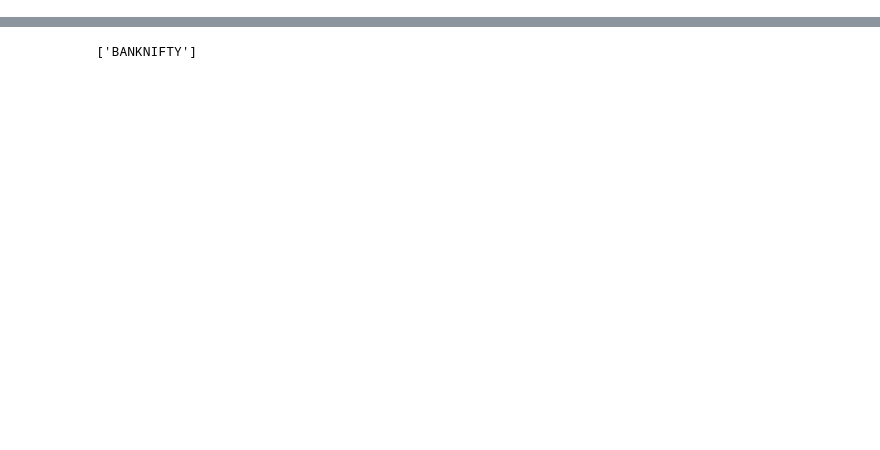
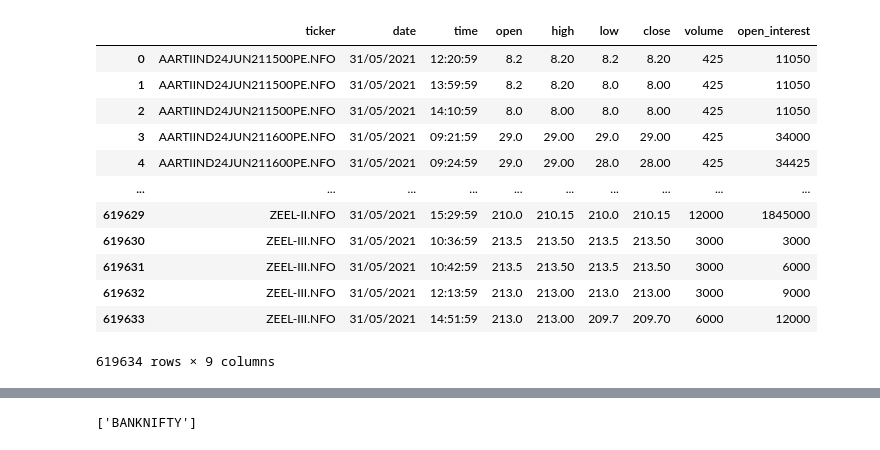
Before and after one commit to deepeshgrover/Backtesting_trade, a Jupyter notebook: short_straddle_with_csv_files.ipynb, the cells around one changed output, grey strips where cells are left out. Saved outputs shown, nothing was run; the diff lists cells and outputs as text; code cells hidden in the pictures; blank space fills up the shorter version.

```diff
--- a/short_straddle_with_csv_files.ipynb
+++ b/short_straddle_with_csv_files.ipynb
@@ -95,6 +83,22 @@ all_files_tickers.reset_index(drop=True,inplace=True)
 all_files_tickers.dropna(inplace=True)
 
 all_files_tickers['ticker'] = all_files_tickers['ticker'].apply(lambda x: x.split('.NFO')[0])
+# %%
+data
+# %% [output]
+|  | ticker | date | time | open | high | low | close | volume | open_interest |
+| 0 | AARTIIND24JUN211500PE.NFO | 31/05/2021 | 12:20:59 | 8.2 | 8.20 | 8.2 | 8.20 | 425 | 11050 |
+| 1 | AARTIIND24JUN211500PE.NFO | 31/05/2021 | 13:59:59 | 8.2 | 8.20 | 8.0 | 8.00 | 425 | 11050 |
+| 2 | AARTIIND24JUN211500PE.NFO | 31/05/2021 | 14:10:59 | 8.0 | 8.00 | 8.0 | 8.00 | 425 | 11050 |
+| 3 | AARTIIND24JUN211600PE.NFO | 31/05/2021 | 09:21:59 | 29.0 | 29.00 | 29.0 | 29.00 | 425 | 34000 |
+| 4 | AARTIIND24JUN211600PE.NFO | 31/05/2021 | 09:24:59 | 29.0 | 29.00 | 28.0 | 28.00 | 425 | 34425 |
+| ... | ... | ... | ... | ... | ... | ... | ... | ... | ... |
+| 619629 | ZEEL-II.NFO | 31/05/2021 | 15:29:59 | 210.0 | 210.15 | 210.0 | 210.15 | 12000 | 1845000 |
+| 619630 | ZEEL-III.NFO | 31/05/2021 | 10:36:59 | 213.5 | 213.50 | 213.5 | 213.50 | 3000 | 3000 |
+| 619631 | ZEEL-III.NFO | 31/05/2021 | 10:42:59 | 213.5 | 213.50 | 213.5 | 213.50 | 3000 | 6000 |
+| 619632 | ZEEL-III.NFO | 31/05/2021 | 12:13:59 | 213.0 | 213.00 | 213.0 | 213.00 | 3000 | 9000 |
+| 619633 | ZEEL-III.NFO | 31/05/2021 | 14:51:59 | 213.0 | 213.00 | 209.7 | 209.70 | 6000 | 12000 |
+619634 rows × 9 columns
 # %%
 all_files_tickers
 # %% [output]
```
Also changed, not shown: parts of 8 cells of this notebook.
